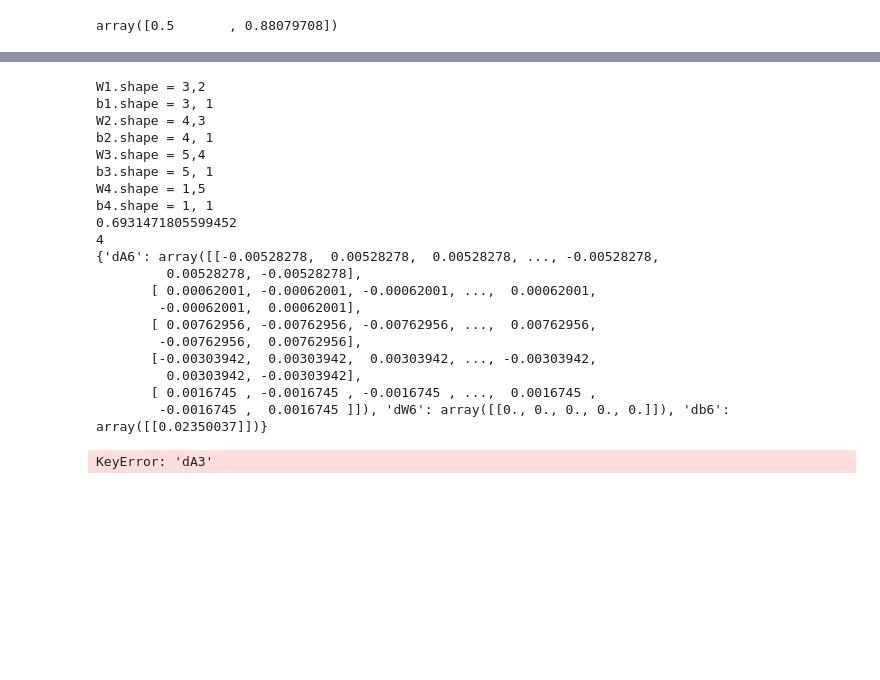
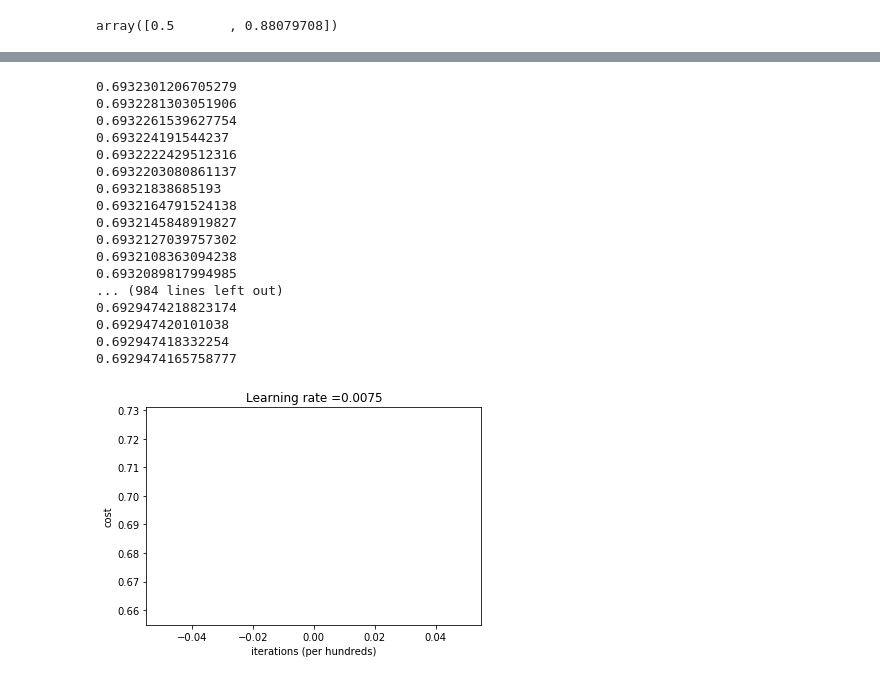
Before and after one commit to FatimaMoqran/neural_network_from_scratch, a Jupyter notebook: neural_l_layerfromscratchV2.ipynb, the cells around one changed output, grey strips where cells are left out. Saved outputs shown, nothing was run; the diff lists cells and outputs as text; code cells hidden in the pictures; blank space fills up the shorter version.

Commit message:
debuggage du code probleme cache

```diff
--- a/neural_l_layerfromscratchV2.ipynb
+++ b/neural_l_layerfromscratchV2.ipynb
@@ -178,5 +178,5 @@ def initialisation_deep(dim_layers):
 # %%
-dim_layers= [2,3,4,5,1]
+dim_layers= [2,3,4,1]
 parameters = initialisation_deep(dim_layers)
 
 parameters
@@ -289,7 +274,7 @@ def forward_layers(X,parameters):
     #je considère X comme
         A_prev= A
 #       je fais mon calcul pour A0 jusqu'à L-1 ou bien (1 à L)
-        A,cache = linear_activation_forward(A_prev,parameters[f'W{l}'],parameters[f'b{l}'],"relu")
+        A,cache = linear_activation_forward(A_prev,parameters[f'W{l}'],parameters[f'b{l}'],"sigmoid")
 
         #je rajoute le cache obtenu dans la liste cache
         caches.append(cache)
@@ -297,9 +282,8 @@ def forward_layers(X,parameters):
       #calcul pour la dernière couche:
       #je récupère le dernier A qui est sorti de mes couches précédentes et je lui mets une sigmoid
 
-        AL,cache = linear_activation_forward(A,parameters[f'W{l+1}'],parameters[f'b{l+1}'],"sigmoid")
-
-        caches.append(cache)
+    AL,cache = linear_activation_forward(A,parameters[f'W{l+1}'],parameters[f'b{l+1}'],"sigmoid")
+    caches.append(cache)
 
     assert AL.shape == (1,X.shape[1])
 
@@ -457,7 +448,7 @@ def update_parameters(parameters,grads,learning_rate):
         :argument grads: python dictionnary with all the gradient
         :return parameters: python dictionnar with the updated parameters
     """
-    L = len (parameters//2)
+    L = len (parameters)//2
     for l in range(L):
         parameters["W" + str(l+1)] = parameters["W" + str(l+1)] - learning_rate * grads["dW" + str(l+1)]
 
@@ -505,44 +496,41 @@ def L_layer_model(X,Y, dim_layers, learning_rate = 0.0075,num_iterations = 3000,
         #L model backward
         grads = l_model_backward(AL,Y,caches)
 
-#         #update parameters
-#         parameters = update_parameters(parameters,grads,learning_rate)
+        #update parameters
+        parameters = update_parameters(parameters,grads,learning_rate)
 
-#         # Print the cost every 100 training example
-#         if print_cost and i % 100 == 0:
-#             print ("Cost after iteration %i: %f" %(i, cost))
-#         if print_cost and i % 100 == 0:
-#              costs.append(cost)
+        # Print the cost every 100 training example
+        if print_cost and i % 100 == 0:
+            print ("Cost after iteration %i: %f" %(i, cost))
+        if print_cost and i % 100 == 0:
+             costs.append(cost)
 
-#         # plot the cost
-#         plt.plot(np.squeeze(costs))
-#         plt.ylabel('cost')
-#         plt.xlabel('iterations (per hundreds)')
-#         plt.title("Learning rate =" + str(learning_rate))
-#         plt.show()
+        # plot the cost
+    plt.plot(np.squeeze(cost))
+    plt.ylabel('cost')
+    plt.xlabel('iterations (per hundreds)')
+    plt.title("Learning rate =" + str(learning_rate))
+    plt.show()
 
     return parameters
 # %%
-parameters = L_layer_model(X,Y,dim_layers,learning_rate = 0.0075,num_iterations = 5, print_cost = False)
+parameters = L_layer_model(X,Y,dim_layers,learning_rate = 0.0075,num_iterations = 1000, print_cost = False)
 # %% [output]
-W1.shape = 3,2
-b1.shape = 3, 1
-W2.shape = 4,3
-b2.shape = 4, 1
-W3.shape = 5,4
-b3.shape = 5, 1
-W4.shape = 1,5
-b4.shape = 1, 1
-0.6931471805599452
-4
-{'dA6': array([[-0.00528278,  0.00528278,  0.00528278, ..., -0.00528278,
-         0.00528278, -0.00528278],
-       [ 0.00062001, -0.00062001, -0.00062001, ...,  0.00062001,
-        -0.00062001,  0.00062001],
-       [ 0.00762956, -0.00762956, -0.00762956, ...,  0.00762956,
-        -0.00762956,  0.00762956],
-       [-0.00303942,  0.00303942,  0.00303942, ..., -0.00303942,
-         0.00303942, -0.00303942],
-       [ 0.0016745 , -0.0016745 , -0.0016745 , ...,  0.0016745 ,
-        -0.0016745 ,  0.0016745 ]]), 'dW6': array([[0., 0., 0., 0., 0.]]), 'db6': array([[0.02350037]])}
+0.6932301206705279
+0.6932281303051906
+0.6932261539627754
+0.693224191544237
+0.6932222429512316
+0.6932203080861137
+0.69321838685193
+0.6932164791524138
+0.6932145848919827
+0.6932127039757302
+0.6932108363094238
+0.6932089817994985
+... (984 lines left out)
+0.6929474218823174
+0.692947420101038
+0.692947418332254
+0.6929474165758777
-KeyError: 'dA3'
+[figure, added]
```
Also changed, not shown: parts of 9 cells of this notebook.
